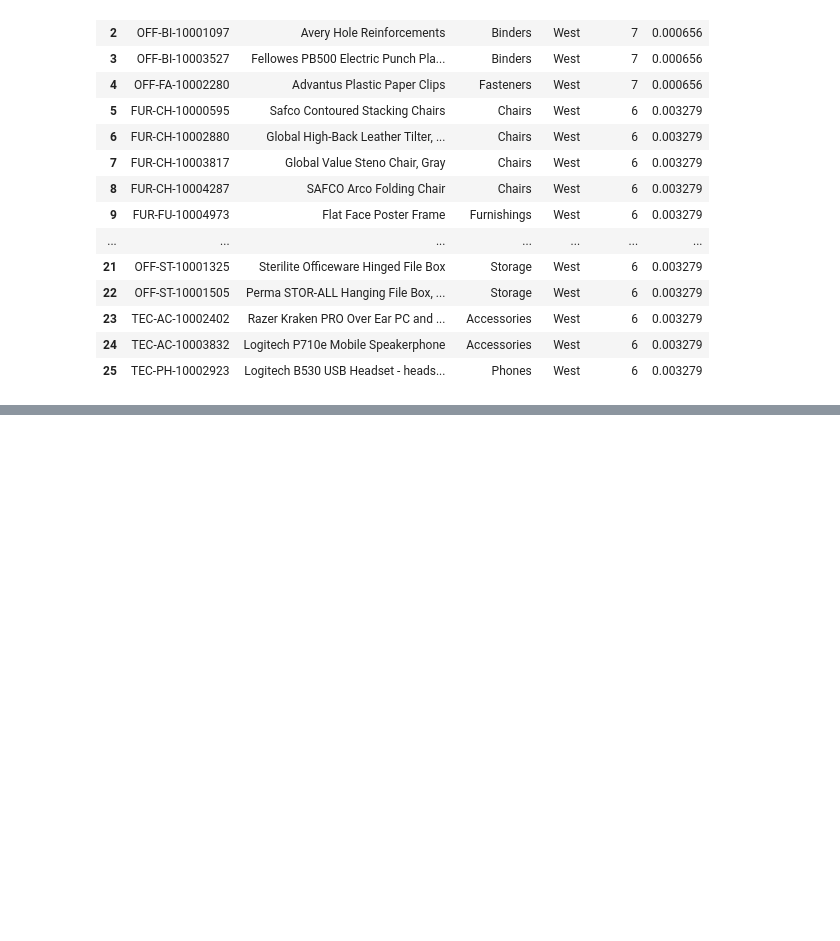
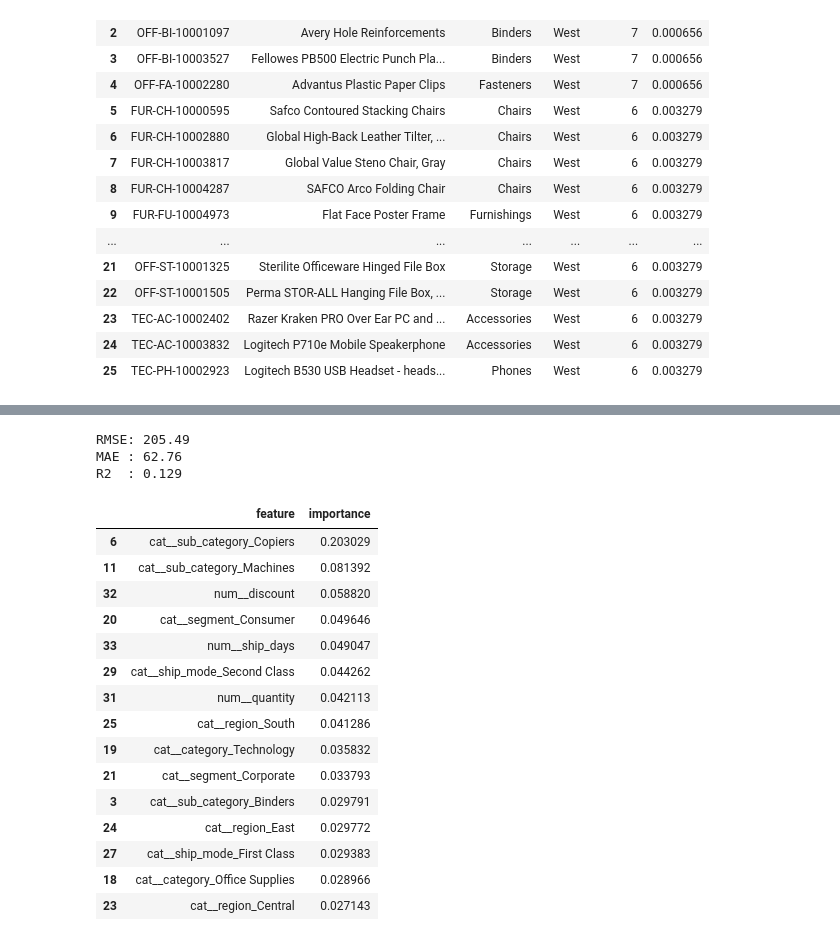
Before and after one commit to quynhho27/Superstore-Sales-Discount-Strategy-, a Jupyter notebook: Superstore Analysis.ipynb, the cells around one changed output, grey strips where cells are left out. Cells and saved outputs as stored; diff of their text form; code cells hidden in the pictures; blank space fills up the shorter version.

```diff
--- a/Superstore Analysis.ipynb
+++ b/Superstore Analysis.ipynb
@@ -833,0 +935,17 @@ pd.read_sql(query, conn)
+# %%
+model = XGBRegressor(
+    n_estimators=500,
+    max_depth=5,
+    learning_rate=0.05,
+    subsample=0.8,
+    colsample_bytree=0.8,
+    random_state=42
+)
+
+pipe = Pipeline(
+    steps=[
+        ('prep', preprocess),
+        ('model', model)
+    ]
+)
+pipe.fit(X_train, y_train)
@@ -833,0 +970,52 @@ pd.read_sql(query, conn)
+# %%
+y_pred = pipe.predict(X_test)
+
+rmse = mean_squared_error(y_test, y_pred) ** 0.5
+mae = mean_absolute_error(y_test, y_pred)
+r2 = r2_score(y_test, y_pred)
+
+print(f"RMSE: {rmse:.2f}")
+print(f"MAE : {mae:.2f}")
+print(f"R2  : {r2:.3f}")
+# %% [output]
+RMSE: 205.49
+MAE : 62.76
+R2  : 0.129
+# %%
+
+
+xgb_model = pipe.named_steps['model']
+
+importances = xgb_model.feature_importances_
+
+feature_names = (
+    pipe.named_steps['prep']
+    .get_feature_names_out()
+)
+
+fi = (
+    pd.DataFrame({
+        'feature': feature_names,
+        'importance': importances
+    })
+    .sort_values('importance', ascending=False)
+)
+
+fi.head(15)
+# %% [output]
+|  | feature | importance |
+| 6 | cat__sub_category_Copiers | 0.203029 |
+| 11 | cat__sub_category_Machines | 0.081392 |
+| 32 | num__discount | 0.058820 |
+| 20 | cat__segment_Consumer | 0.049646 |
+| 33 | num__ship_days | 0.049047 |
+| 29 | cat__ship_mode_Second Class | 0.044262 |
+| 31 | num__quantity | 0.042113 |
+| 25 | cat__region_South | 0.041286 |
+| 19 | cat__category_Technology | 0.035832 |
+| 21 | cat__segment_Corporate | 0.033793 |
+| 3 | cat__sub_category_Binders | 0.029791 |
+| 24 | cat__region_East | 0.029772 |
+| 27 | cat__ship_mode_First Class | 0.029383 |
+| 18 | cat__category_Office Supplies | 0.028966 |
+| 23 | cat__region_Central | 0.027143 |
```
Also changed, not shown: parts of 23 cells of this notebook.
